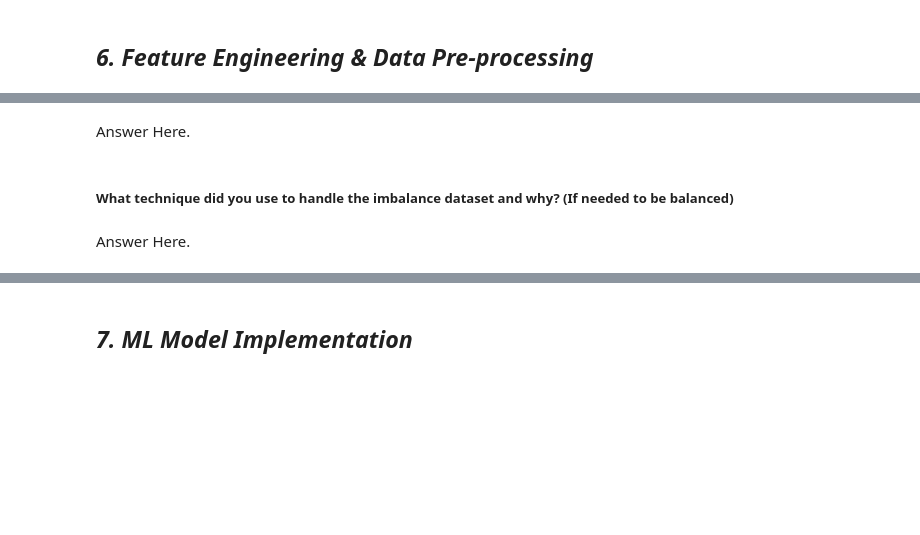
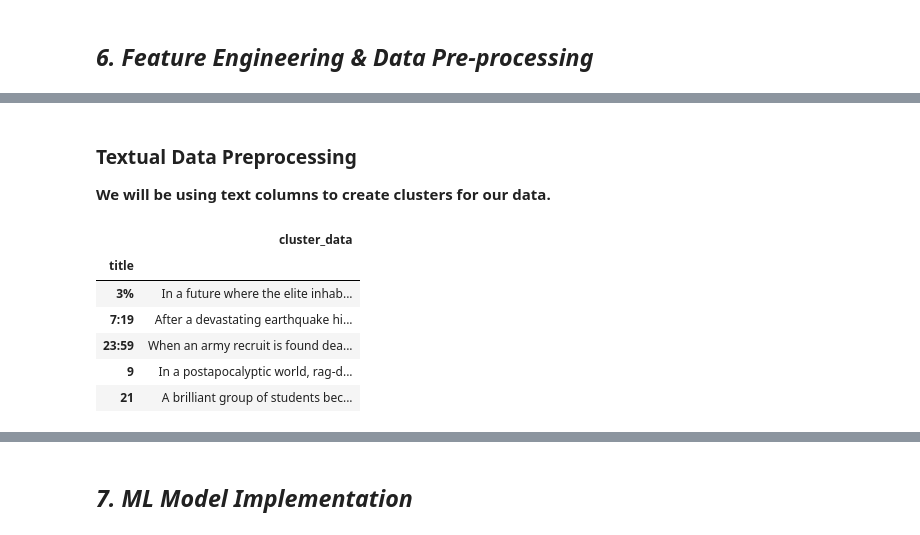
Before and after one commit to Varinder-KM/NETFLIX-MOVIES-AND-TV-SHOWS-CLUSTERING_Capstone-Project, a Jupyter notebook: NETFLIX_MOVIES_AND_TV_SHOWS_CLUSTERING.ipynb, the cells around one changed output, grey strips where cells are left out. Drawn from its saved outputs; the diff is of its cells as text; code cells hidden in the pictures; blank space fills up the shorter version.

```diff
--- a/NETFLIX_MOVIES_AND_TV_SHOWS_CLUSTERING.ipynb
+++ b/NETFLIX_MOVIES_AND_TV_SHOWS_CLUSTERING.ipynb
@@ -1327,2 +1195,0 @@ Answer Here.
-# %% [markdown]
-Answer Here.
@@ -1331,4 +1196,17 @@ Answer Here.
-# %% [markdown]
-##### What technique did you use to handle the imbalance dataset and why? (If needed to be balanced)
-# %% [markdown]
-Answer Here.
+# %% [markdown]
+### Textual Data Preprocessing
+**We will be using text columns to create clusters for our data.**
+# %%
+cluster_df = netflix_data[['title']]
+cluster_df['cluster_data'] = (netflix_data['description'] + ' ' + netflix_data['listed_in'] + ' ' + netflix_data['director'] + ' ' + netflix_data['cast'] + ' ' + netflix_data['country'] + ' ' + netflix_data['rating']).astype(str)
+cluster_df.set_index('title', inplace = True)
+cluster_df.head()
+cluster_df.head()
+# %% [output]
+|  | cluster_data |
+| title |  |
+| 3% | In a future where the elite inhab... |
+| 7:19 | After a devastating earthquake hi... |
+| 23:59 | When an army recruit is found dea... |
+| 9 | In a postapocalyptic world, rag-d... |
+| 21 | A brilliant group of students bec... |
```
Also changed, not shown: parts of 88 cells of this notebook.
